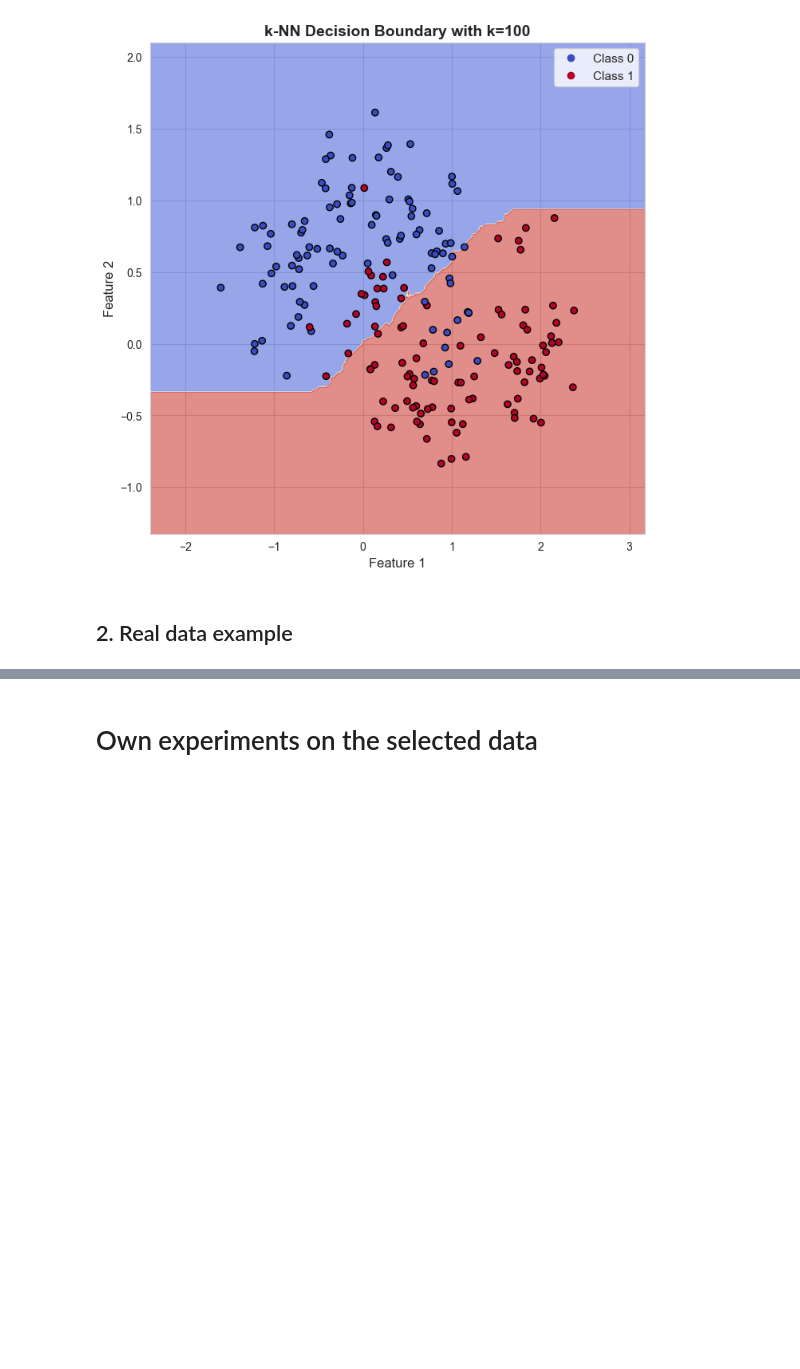
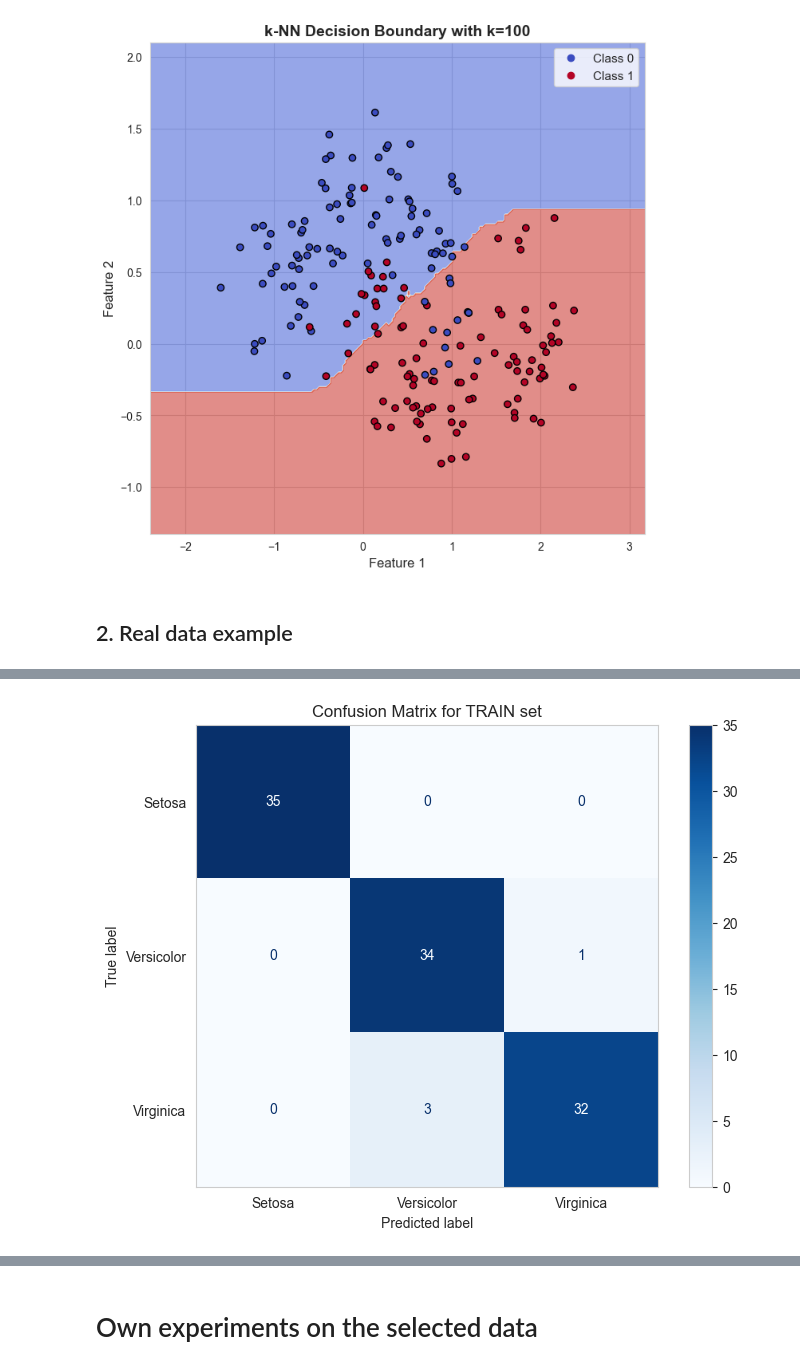
Before and after one commit to VolDonets/ML_basics_course, a Jupyter notebook: practical-work-2025-2026/pr-lab-3/lab-3.ipynb, the cells around one changed output, grey strips where cells are left out. Saved outputs shown, nothing was run; the diff lists cells and outputs as text; code cells hidden in the pictures; blank space fills up the shorter version.

```diff
--- a/practical-work-2025-2026/pr-lab-3/lab-3.ipynb
+++ b/practical-work-2025-2026/pr-lab-3/lab-3.ipynb
@@ -166,0 +203,7 @@ for k in k_values:
+# %%
+df = pd.read_csv("./IRIS.csv")
+
+X_df = df.drop(columns=["species",])
+y_df = df["species"]
+
+df
@@ -166,0 +342,19 @@ for k in k_values:
+# %%
+# let's fix
+k = 5
+mem_percent = 0.1
+metric = "manhattan"
+
+X_train_mem, _, y_train_mem, _ = train_test_split(
+    X_train,
+    y_train,
+    test_size=mem_percent,
+    random_state=23,
+    stratify=y_train
+)
+
+knn_model = KNeighborsClassifier(n_neighbors=k, metric=metric)
+knn_model.fit(X_train_mem, y_train_mem)
+
+y_train_pred = knn_model.predict(X_train)
+y_test_pred = knn_model.predict(X_test)
@@ -166,0 +391,17 @@ for k in k_values:
+# %%
+fig, ax = plt.subplots(figsize=(8, 6))
+ax.grid(False)
+
+ConfusionMatrixDisplay.from_estimator(
+    knn_model,
+    X_train,
+    y_train,
+    display_labels=['Setosa', 'Versicolor', 'Virginica'],
+    cmap=plt.cm.Blues,
+    ax=ax,
+)
+
+plt.title("Confusion Matrix for TRAIN set")
+plt.show()
+# %% [output]
+[figure, added]
```
Also changed, not shown: parts of 15 cells of this notebook, 1 other file.
